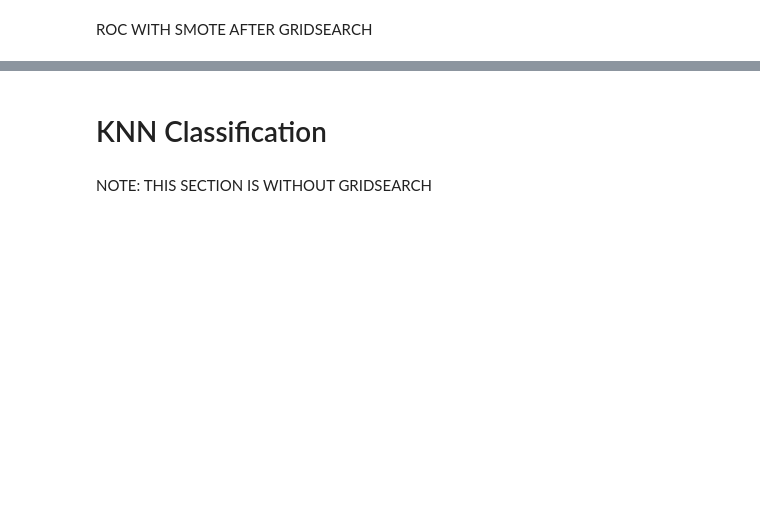
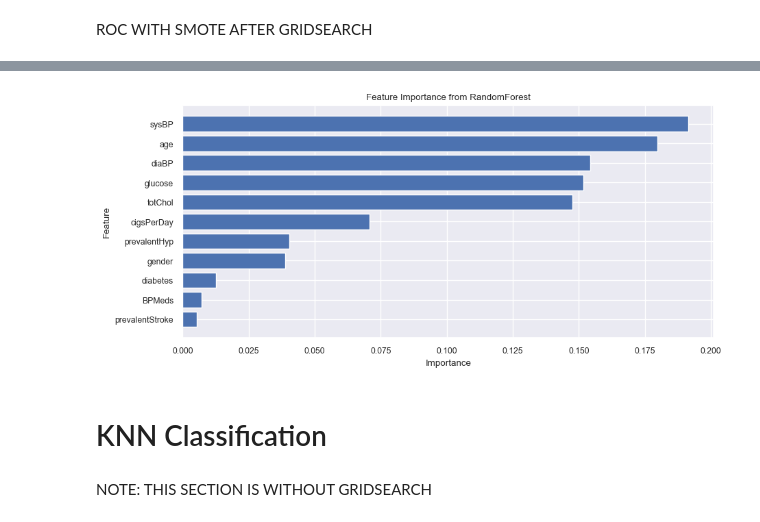
Before and after one commit to heddaenger/Bigdatamanagement, a Jupyter notebook: CHD Exam Project.ipynb, the cells around one changed output, grey strips where cells are left out. Drawn from its saved outputs; the diff is of its cells as text; code cells hidden in the pictures; blank space fills up the shorter version.

```diff
--- a/CHD Exam Project.ipynb
+++ b/CHD Exam Project.ipynb
@@ -795,3 +855,25 @@ plt.show()
+# %%
+# extract feature importances
+importances = best_rf.feature_importances_
+
+# pair each feature with its importance
+features = X_test.columns
+feature_importance = sorted(zip(importances, features), reverse=True)
+
+# extracting sorted importance values and their corresponding labels for plotting
+sorted_importances = [value[0] for value in feature_importance]
+sorted_features = [value[1] for value in feature_importance]
+
+# plot the features and their importance
+plt.figure(figsize=(10, len(sorted_features) * 0.4)) # adjusting the figure height based on number of features
+plt.barh(sorted_features, sorted_importances)
+plt.xlabel('Importance')
+plt.ylabel('Feature')
+plt.title('Feature Importance from RandomForest')
+plt.gca().invert_yaxis() # to display the feature with the highest importance at the top
+plt.show()
+# %% [output]
+[figure, added]
 # %% [markdown]
 # KNN Classification
 # %% [markdown]
```
Also changed, not shown: parts of 43 cells of this notebook.
